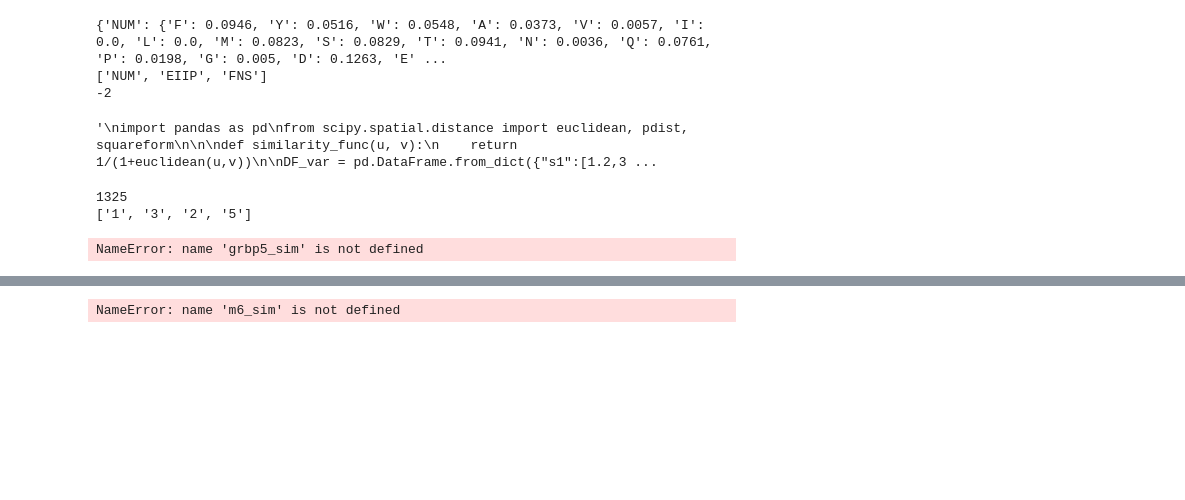
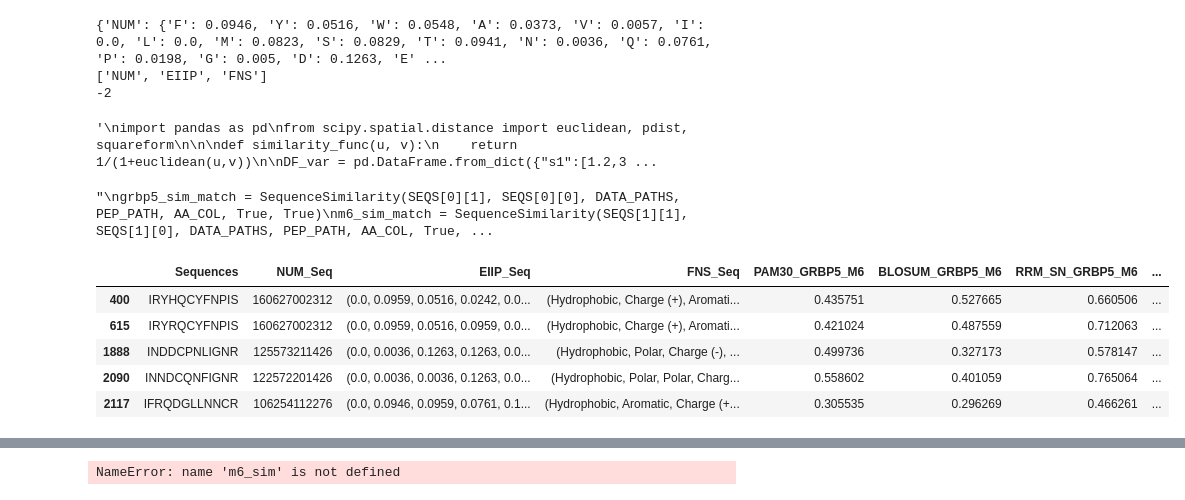
Before and after one commit to clpi/gemsec-neuropep, a Jupyter notebook: final/notebooks/notebook_v6.ipynb, the cells around one changed output, grey strips where cells are left out. Cells and saved outputs as stored; diff of their text form; code cells hidden in the pictures; blank space fills up the shorter version.

```diff
--- a/final/notebooks/notebook_v6.ipynb
+++ b/final/notebooks/notebook_v6.ipynb
@@ -390,19 +394,26 @@ DF_euclid = pd.DataFrame(squareform(dists), columns=DF_var.index, index=DF_var.i
 # %% [output]
 '\nimport pandas as pd\nfrom scipy.spatial.distance import euclidean, pdist, squareform\n\n\ndef similarity_func(u, v):\n    return 1/(1+euclidean(u,v))\n\nDF_var = pd.DataFrame.from_dict({"s1":[1.2,3 ...
-# %%
-a = "SEB"
-b = ["DF", "SDF", "DFSF"]
-c = [a] + [*b]
-t = ['1', '3', '2', '5']
-v = ''
-for tc in t:
-    v += tc
-print(v)
-print(str(t))
-grbp5_sim.pep_match
-# %% [output]
-1325
-['1', '3', '2', '5']
-NameError: name 'grbp5_sim' is not defined
+# %%
+'''
+grbp5_sim_match = SequenceSimilarity(SEQS[0][1], SEQS[0][0], DATA_PATHS, PEP_PATH, AA_COL, True, True)
+m6_sim_match = SequenceSimilarity(SEQS[1][1], SEQS[1][0], DATA_PATHS, PEP_PATH, AA_COL, True, True)
+both_sep_sim_match = grbp5_sim_match.merge_data(other=data['m6_sim_match'], sep_cols=True),
+both_avg_sim_match = grbp5_sim_match.merge_data(other=data['m6_sim_match'], sep_cols=False)
+
+data = {
+    'grbp5_sim' : SequenceSimilarity(SEQS[0][1], SEQS[0][0], DATA_PATHS, PEP_PATH, AA_COL, True, False),
+    'm6_sim' : SequenceSimilarity(SEQS[1][1], SEQS[1][0], DATA_PATHS, PEP_PATH, AA_COL, True, False),
+    'grbp5_sim_match' : SequenceSimilarity(SEQS[0][1], SEQS[0][0], DATA_PATHS, PEP_PATH, AA_COL, True, True),
+    'm6_sim_match' : SequenceSimilarity(SEQS[1][1], SEQS[1][0], DATA_PATHS, PEP_PATH, AA_COL, True, True),
+}
+data += {
+    'both_sep_sim' : data['grbp5_sim'].merge_data(other=data['m6_sim'], sep_cols=True),
+    'both_avg_sim' : data['grbp5_sim'].merge_data(other=data['m6_sim'], sep_cols=False),
+    'both_sep_sim_match' : data['grbp5_sim_match'].merge_data(other=data['m6_sim_match'], sep_cols=True),
+    'both_avg_sim_match' : data['grbp5_sim_match'].merge_data(other=data['m6_sim_match'], sep_cols=False),
+}
+'''
+# %% [output]
+"\ngrbp5_sim_match = SequenceSimilarity(SEQS[0][1], SEQS[0][0], DATA_PATHS, PEP_PATH, AA_COL, True, True)\nm6_sim_match = SequenceSimilarity(SEQS[1][1], SEQS[1][0], DATA_PATHS, PEP_PATH, AA_COL, True, ...
 # %%
 # Consider using Organized NPS from Savvy's folder?
@@ -435,0 +466,9 @@ data = {
+# %%
+dat2['both_avg_sim_match'].head()
+# %% [output]
+|  | Sequences | NUM_Seq | EIIP_Seq | FNS_Seq | PAM30_GRBP5_M6 | BLOSUM_GRBP5_M6 | RRM_SN_GRBP5_M6 | ... |
+| 400 | IRYHQCYFNPIS | 160627002312 | (0.0, 0.0959, 0.0516, 0.0242, 0.0... | (Hydrophobic, Charge (+), Aromati... | 0.435751 | 0.527665 | 0.660506 | ... |
+| 615 | IRYRQCYFNPIS | 160627002312 | (0.0, 0.0959, 0.0516, 0.0959, 0.0... | (Hydrophobic, Charge (+), Aromati... | 0.421024 | 0.487559 | 0.712063 | ... |
+| 1888 | INDDCPNLIGNR | 125573211426 | (0.0, 0.0036, 0.1263, 0.1263, 0.0... | (Hydrophobic, Polar, Charge (-), ... | 0.499736 | 0.327173 | 0.578147 | ... |
+| 2090 | INNDCQNFIGNR | 122572201426 | (0.0, 0.0036, 0.0036, 0.1263, 0.0... | (Hydrophobic, Polar, Polar, Charg... | 0.558602 | 0.401059 | 0.765064 | ... |
+| 2117 | IFRQDGLLNNCR | 106254112276 | (0.0, 0.0946, 0.0959, 0.0761, 0.1... | (Hydrophobic, Aromatic, Charge (+... | 0.305535 | 0.296269 | 0.466261 | ... |
```
Also changed, not shown: parts of 8 cells of this notebook, 9 other files.
